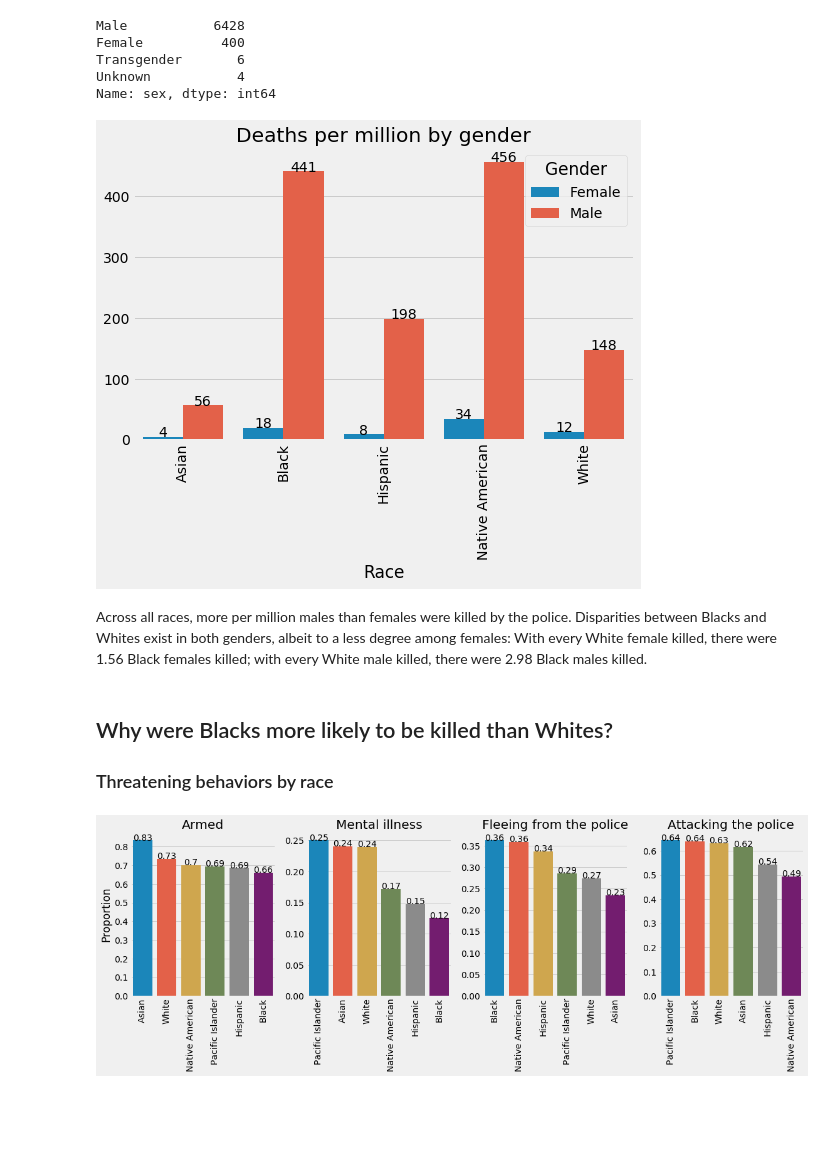
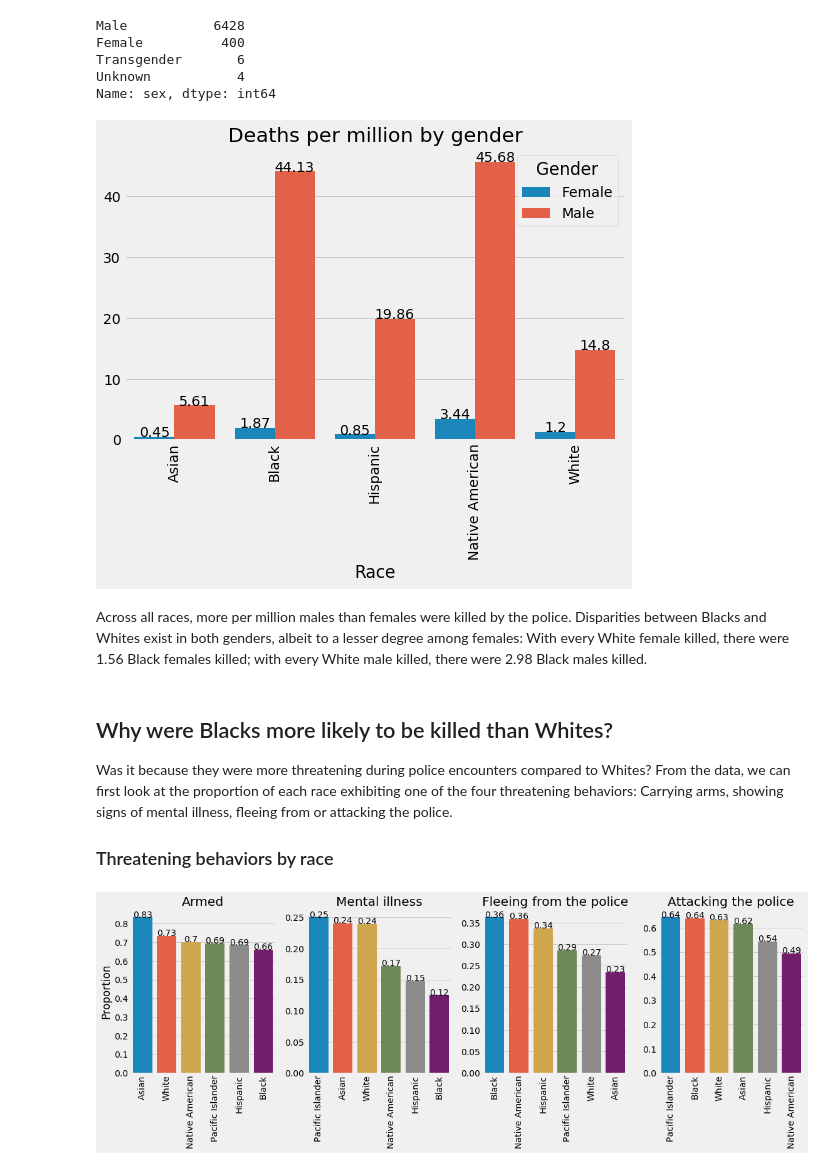
Before and after one commit to Yuan-Meng/police-killings, a Jupyter notebook: police_killings_final.ipynb, the cells around one changed output. Cells and saved outputs as stored; diff of their text form; code cells hidden in the pictures; blank space fills up the shorter version.

```diff
--- a/police_killings_final.ipynb
+++ b/police_killings_final.ipynb
@@ -165,11 +179,27 @@ About 805 per million Pacific Islanders were killed by the police, which is the
 How does the risk of getting killed by the police change with age? Does the pattern differ for each race? Below I will look at how deaths per million vary with age across different races.
 # %%
 # Covert age to numeric
-data['age'] = data['age'].fillna('')
-data['age'] = [age.replace('s', '') for age in data['age']]
-data['age'] = pd.to_numeric(data['age'], errors='coerce')
+data['age'] = data['age'].fillna('') # Replace NaNs with empty strings
+data['age'] = [age.replace('s', '') for age in data['age']] # Same age values have "s"; replace with empty strings
+data['age'] = pd.to_numeric(data['age'], errors='coerce')# Convert to numeric; 'coerce' empty strings into NaNs
+
 # Create a data frame where each row is a age and each column a race
 age = pd.crosstab(data['age'], data['race'])
 age['age'] = age.index
-# Drop Pacific Islanders and unknown races
+
+# Drop Pacific Islanders and unknown race
 age = age.drop(['Pacific Islander', 'Unknown race'], axis=1)
+
+# Reorder each race's population to match the age dataframe
+race_population_2 = demo[['asian_pop', 'black_pop', 'hispanic_pop', 'native_pop', 'white_pop']].sum(axis=0).to_numpy() / 1e6
+
+# Replace counts with deaths per million
+for i in range(5):
+    age.iloc[: , i] = age.iloc[: , i].divide(race_population_2[i])
+
+# To plot with Seaborn, convert wide format to long format
+age_long = pd.melt(age,id_vars="age",var_name='race', value_name='death_per_million')
+
+# Convert age and deaths per million to floats
+age_long['age'] = age_long['age'].astype(float)
+age_long['death_per_million'] = age_long['death_per_million'].astype(float)
@@ -234,47 +254,51 @@ Name: sex, dtype: int64
 # Create a data frame where each row is a gender and each column a race
 gender = pd.crosstab(data['sex'], data['race'])
 gender = gender.iloc[0:2]
+
 # Only select Whites, Blacks, Hispanics, and Asians
 gender = gender.drop(['Pacific Islander', 'Unknown race'], axis=1)
+
+# Replace counts with deaths per million
+for i in range(5):
+    gender.iloc[: , i] = gender.iloc[: , i].divide(race_population_2[i])
+
 # To plot with Seaborn, convert wide format to long format
 gender['Gender'] = gender.index
-gender_long = pd.melt(gender,id_vars="Gender",var_name='race', value_name='counts')
-# Compute deaths per million people for each age in each race
-gender_long['death_per_million'] = ""
-gender_long.loc[gender_long['race'] == 'Asian', 'death_per_million'] = gender_long.loc[gender_long['race'] == 'Asian', 'counts']/demo['asian_pop'].sum() * 1e7
-gender_long.loc[gender_long['race'] == 'Black', 'death_per_million'] = gender_long.loc[gender_long['race'] == 'Black', 'counts']/demo['black_pop'].sum() * 1e7
-gender_long.loc[gender_long['race'] == 'Hispanic', 'death_per_million'] = gender_long.loc[gender_long['race'] == 'Hispanic', 'counts']/demo['hispanic_pop'].sum() * 1e7
-gender_long.loc[gender_long['race'] == 'White', 'death_per_million'] = gender_long.loc[gender_long['race'] == 'White', 'counts']/demo['white_pop'].sum() * 1e7
-gender_long.loc[gender_long['race'] == 'Native American', 'death_per_million'] = gender_long.loc[gender_long['race'] == 'Native American', 'counts']/demo['native_pop'].sum() * 1e7
+gender_long = pd.melt(gender,id_vars="Gender",var_name='race', value_name='death_per_million')
 # %%
 # Set figure size
 plt.figure(figsize=(8,5))
+
 # Death per million
 graph3 = sns.barplot(x="race", y="death_per_million", hue="Gender", data=gender_long)
+
 # Deaths per millions ranked by gender
 deaths_female = gender_long.loc[gender_long['Gender'] == 'Female', 'death_per_million']
 deaths_male = gender_long.loc[gender_long['Gender'] == 'Male', 'death_per_million']
-deaths = pd.concat([deaths_female, deaths_male]).astype(int).tolist()
+deaths = pd.concat([deaths_female, deaths_male]).round(2).tolist()
+
 # Add count to each bar
 graph3.set_xticklabels(graph3.get_xticklabels(), rotation=90)
 i=0
 for p in graph3.patches:
     height = p.get_height()
     graph3.text(p.get_x()+p.get_width()/2., height, deaths[i],ha="center")
     i += 1
+
 # Title + labels
 plt.title('Deaths per million by gender')
 plt.xlabel('Race')
 plt.ylabel('')
 
 plt.show()
 # %% [output]
-[figure, old version]
+[figure, new version]
 # %% [markdown]
-Across all races, more per million males than females were killed by the police. Disparities between Blacks and Whites exist in both genders, albeit to a less degree among females: With every White female killed, there were 1.56 Black females killed; with every White male killed, there were 2.98 Black males killed.
+Across all races, more per million males than females were killed by the police. Disparities between Blacks and Whites exist in both genders, albeit to a lesser degree among females: With every White female killed, there were 1.56 Black females killed; with every White male killed, there were 2.98 Black males killed.
-# %% [markdown]
-## Why were Blacks more likely to be killed than Whites?
-### Threatening behaviors by race
+# %% [markdown]
+## Why were Blacks more likely to be killed than Whites?
+Was it because they were more threatening during police encounters compared to Whites? From the data, we can first look at the proportion of each race exhibiting one of the four threatening behaviors: Carrying arms, showing signs of mental illness, fleeing from or attacking the police.
+### Threatening behaviors by race
 # %%
 # Drop unknown races
 data = data[(data['race']!= 'Unknown race')]
```
Also changed, not shown: parts of 43 cells of this notebook.
